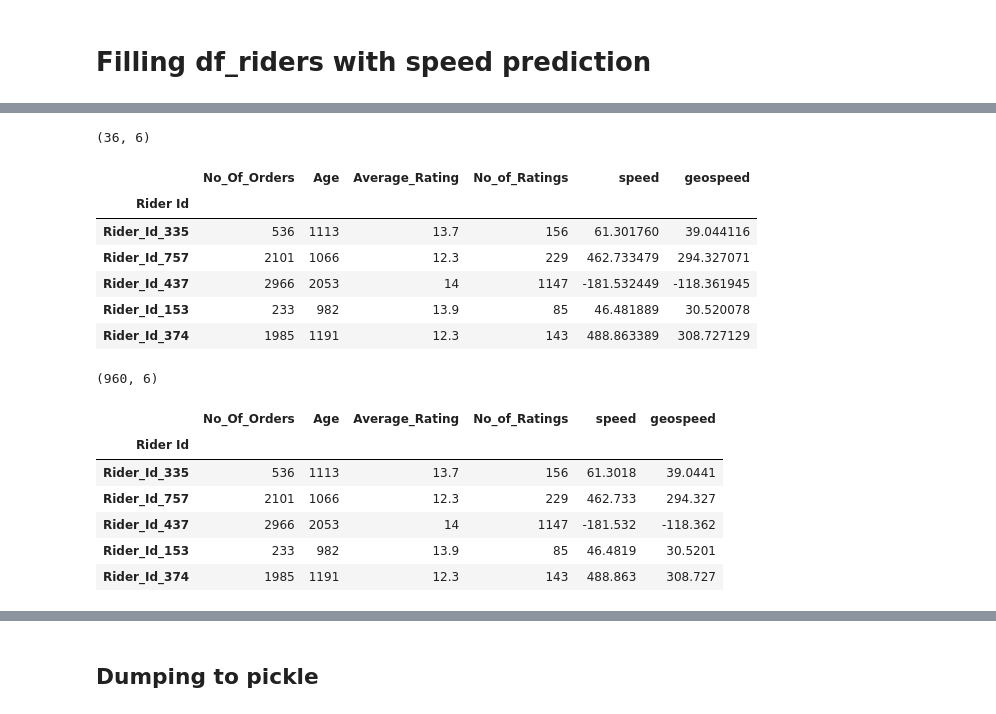
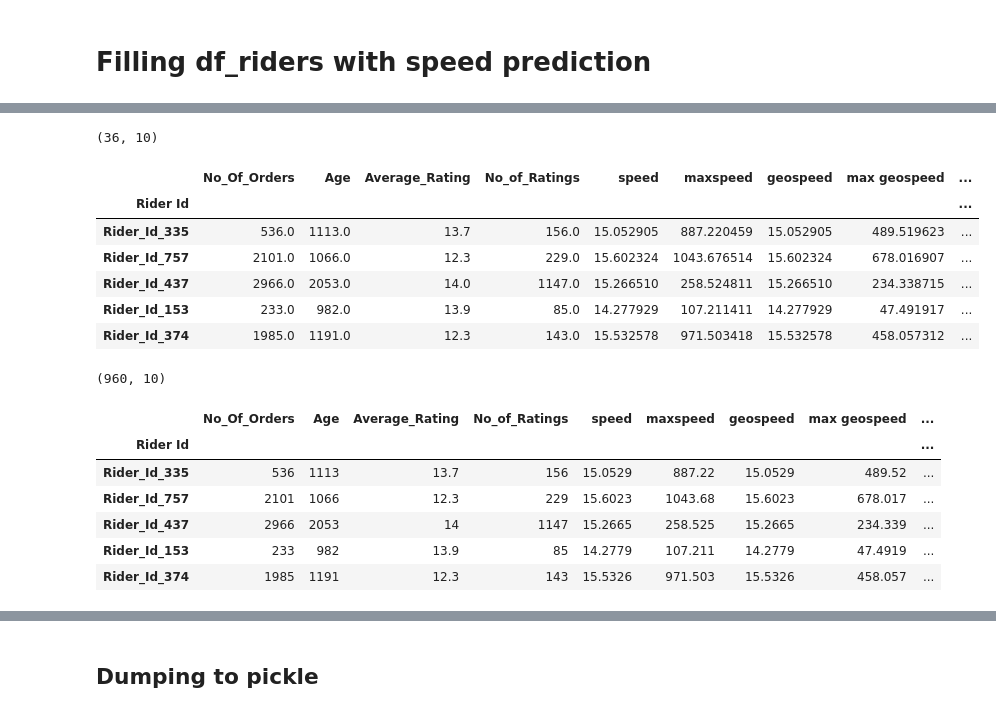
Before and after one commit to LouisonR/ML-notebooks, a Jupyter notebook: Sendy-Logistic/Zindi_riders.ipynb, the cells around one changed output, grey strips where cells are left out. Cells and saved outputs as stored; diff of their text form; code cells hidden in the pictures.

```diff
--- a/Sendy-Logistic/Zindi_riders.ipynb
+++ b/Sendy-Logistic/Zindi_riders.ipynb
@@ -153,0 +232,4 @@ df_riders_train.shape
+# %%
+for column in X.columns:
+    X[column] = X[column].astype("float")
+    X__test[column] = X__test[column].astype("float")
@@ -171,11 +269,2 @@ mean_squared_error(y_pred, y_test)
 # %% [markdown]
 <h1> Filling df_riders with speed prediction
-# %%
-from sklearn.linear_model import LinearRegression
-model_s = LinearRegression()
-model_s.fit(X, y_speed)
-y__speed_pred = model_s.predict(X__test)
-# %%
-model_g = LinearRegression()
-model_g.fit(X, y_geospeed)
-y__geospeed_pred = model_g.predict(X__test)
@@ -184,0 +271,6 @@ df_geospeed_pred = pd.DataFrame(data=y__geospeed_pred , index = X__test.index, c
+# %%
+df__pred = pd.DataFrame(index = X__test.index)
+for target in targets:
+    model_s = XGBRegressor()
+    model_s.fit(X, df_y[target])
+    df__pred[target] = model_s.predict(X__test)
@@ -202,29 +304,29 @@ plt.show()
 # %%
-df__pred = pd.concat([X__test, df_speed_pred, df_geospeed_pred], axis=1)
+df__pred = pd.concat([X__test, df__pred], axis=1)
 print(df__pred.shape)
 df__pred.head()
 # %% [output]
-(36, 6)
+(36, 10)
-|  | No_Of_Orders | Age | Average_Rating | No_of_Ratings | speed | geospeed |
-| Rider Id |  |  |  |  |  |  |
-| Rider_Id_335 | 536 | 1113 | 13.7 | 156 | 61.301760 | 39.044116 |
-| Rider_Id_757 | 2101 | 1066 | 12.3 | 229 | 462.733479 | 294.327071 |
-| Rider_Id_437 | 2966 | 2053 | 14 | 1147 | -181.532449 | -118.361945 |
-| Rider_Id_153 | 233 | 982 | 13.9 | 85 | 46.481889 | 30.520078 |
-| Rider_Id_374 | 1985 | 1191 | 12.3 | 143 | 488.863389 | 308.727129 |
+|  | No_Of_Orders | Age | Average_Rating | No_of_Ratings | speed | maxspeed | geospeed | max geospeed | ... |
+| Rider Id |  |  |  |  |  |  |  |  | ... |
+| Rider_Id_335 | 536.0 | 1113.0 | 13.7 | 156.0 | 15.052905 | 887.220459 | 15.052905 | 489.519623 | ... |
+| Rider_Id_757 | 2101.0 | 1066.0 | 12.3 | 229.0 | 15.602324 | 1043.676514 | 15.602324 | 678.016907 | ... |
+| Rider_Id_437 | 2966.0 | 2053.0 | 14.0 | 1147.0 | 15.266510 | 258.524811 | 15.266510 | 234.338715 | ... |
+| Rider_Id_153 | 233.0 | 982.0 | 13.9 | 85.0 | 14.277929 | 107.211411 | 14.277929 | 47.491917 | ... |
+| Rider_Id_374 | 1985.0 | 1191.0 | 12.3 | 143.0 | 15.532578 | 971.503418 | 15.532578 | 458.057312 | ... |
 # %%
-df__riders = pd.concat([df__pred, df_riders_train], axis=0)
+df__riders = pd.concat([df__pred, df_riders_t], axis=0)
 print(df__riders.shape)
 df__riders.head()
 # %% [output]
-(960, 6)
+(960, 10)
-|  | No_Of_Orders | Age | Average_Rating | No_of_Ratings | speed | geospeed |
-| Rider Id |  |  |  |  |  |  |
-| Rider_Id_335 | 536 | 1113 | 13.7 | 156 | 61.3018 | 39.0441 |
-| Rider_Id_757 | 2101 | 1066 | 12.3 | 229 | 462.733 | 294.327 |
-| Rider_Id_437 | 2966 | 2053 | 14 | 1147 | -181.532 | -118.362 |
-| Rider_Id_153 | 233 | 982 | 13.9 | 85 | 46.4819 | 30.5201 |
-| Rider_Id_374 | 1985 | 1191 | 12.3 | 143 | 488.863 | 308.727 |
+|  | No_Of_Orders | Age | Average_Rating | No_of_Ratings | speed | maxspeed | geospeed | max geospeed | ... |
+| Rider Id |  |  |  |  |  |  |  |  | ... |
+| Rider_Id_335 | 536 | 1113 | 13.7 | 156 | 15.0529 | 887.22 | 15.0529 | 489.52 | ... |
+| Rider_Id_757 | 2101 | 1066 | 12.3 | 229 | 15.6023 | 1043.68 | 15.6023 | 678.017 | ... |
+| Rider_Id_437 | 2966 | 2053 | 14 | 1147 | 15.2665 | 258.525 | 15.2665 | 234.339 | ... |
+| Rider_Id_153 | 233 | 982 | 13.9 | 85 | 14.2779 | 107.211 | 14.2779 | 47.4919 | ... |
+| Rider_Id_374 | 1985 | 1191 | 12.3 | 143 | 15.5326 | 971.503 | 15.5326 | 458.057 | ... |
 # %%
 df__riders["speed"] = df__riders["speed"].astype("float")
 df__riders.info()
```
Also changed, not shown: parts of 46 cells of this notebook, 4 other files.
